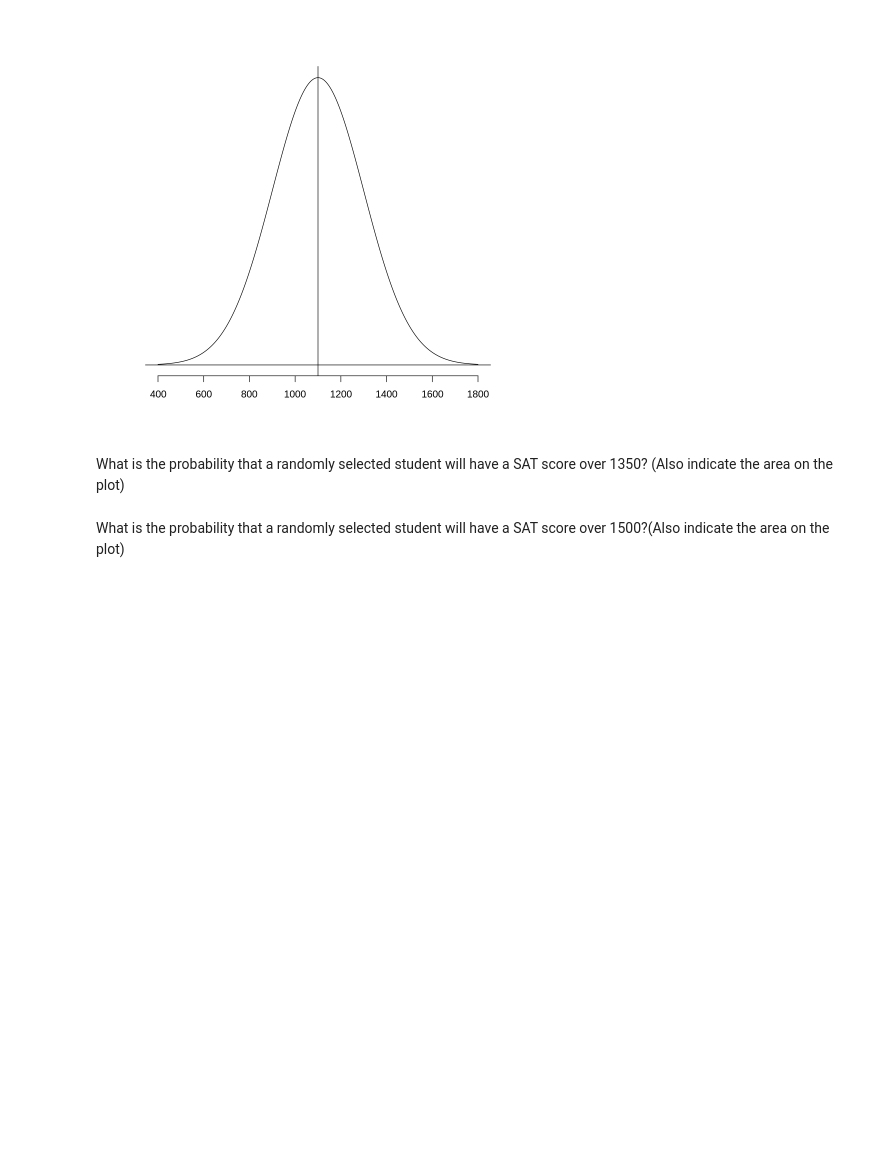
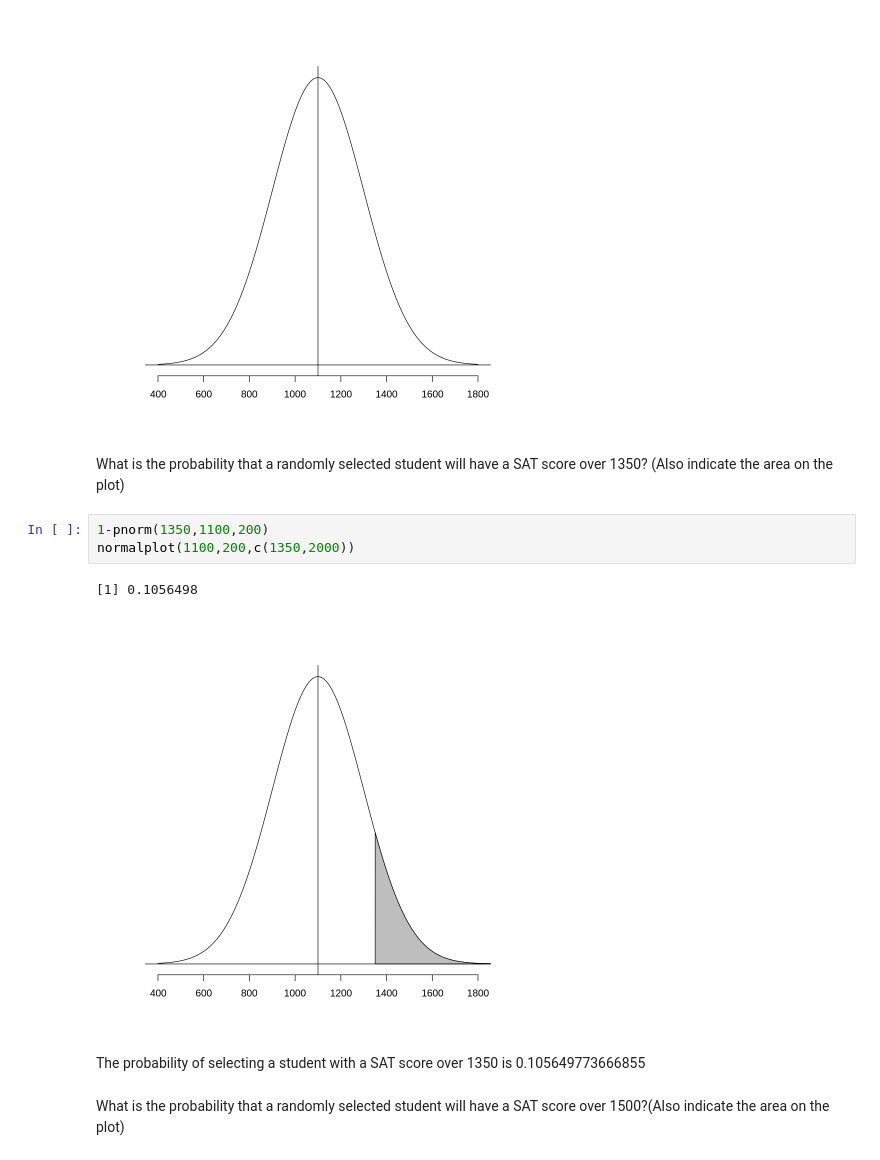
Before and after one commit to jana-archibald/tutorial, a Jupyter notebook: Normal Plot in Tutorial.ipynb, the cells around one changed output. Saved outputs shown, nothing was run; the diff lists cells and outputs as text; blank space fills up the shorter version.

```diff
--- a/Normal Plot in Tutorial.ipynb
+++ b/Normal Plot in Tutorial.ipynb
@@ -36,5 +66,13 @@ normalplot(1100,200)
 [figure]
 # %% [markdown]
 What is the probability that a randomly selected student will have a SAT score over 1350? (Also indicate the area on the plot)
+# %%
+1-pnorm(1350,1100,200)
+normalplot(1100,200,c(1350,2000))
+# %% [output]
+[1] 0.1056498
+[figure, added]
+# %% [markdown]
+The probability of selecting a student with a SAT score over 1350 is 0.105649773666855
 # %% [markdown]
 What is the probability that a randomly selected student will have a SAT score over 1500?(Also indicate the area on the plot)
```
Also changed, not shown: parts of 12 cells of this notebook, 1 other file.
